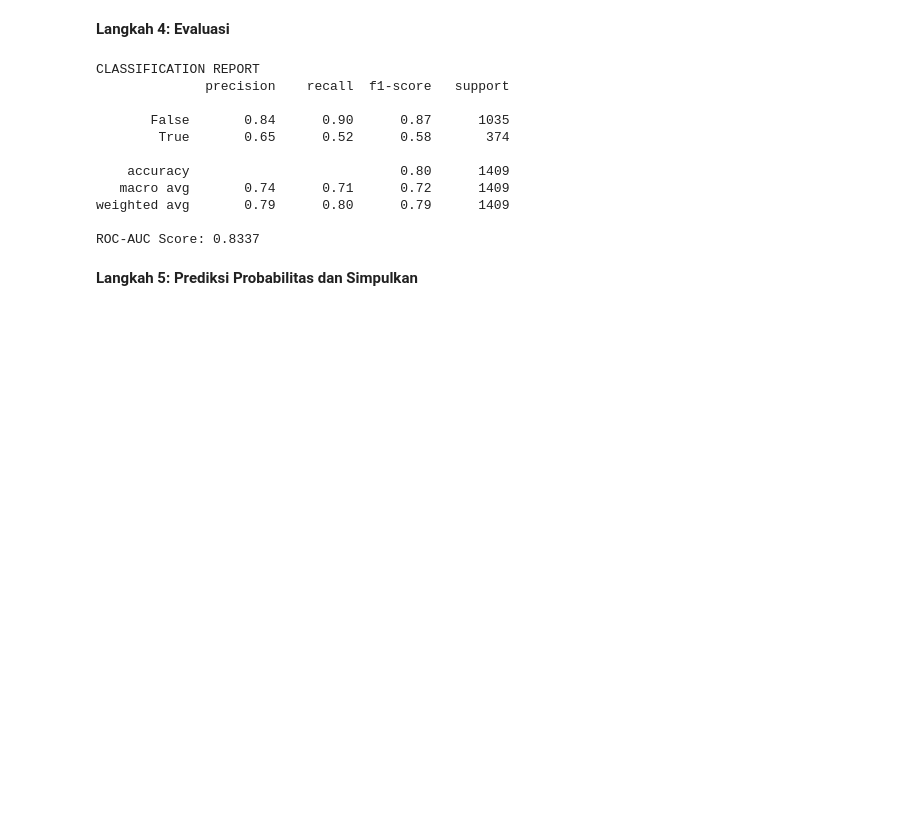
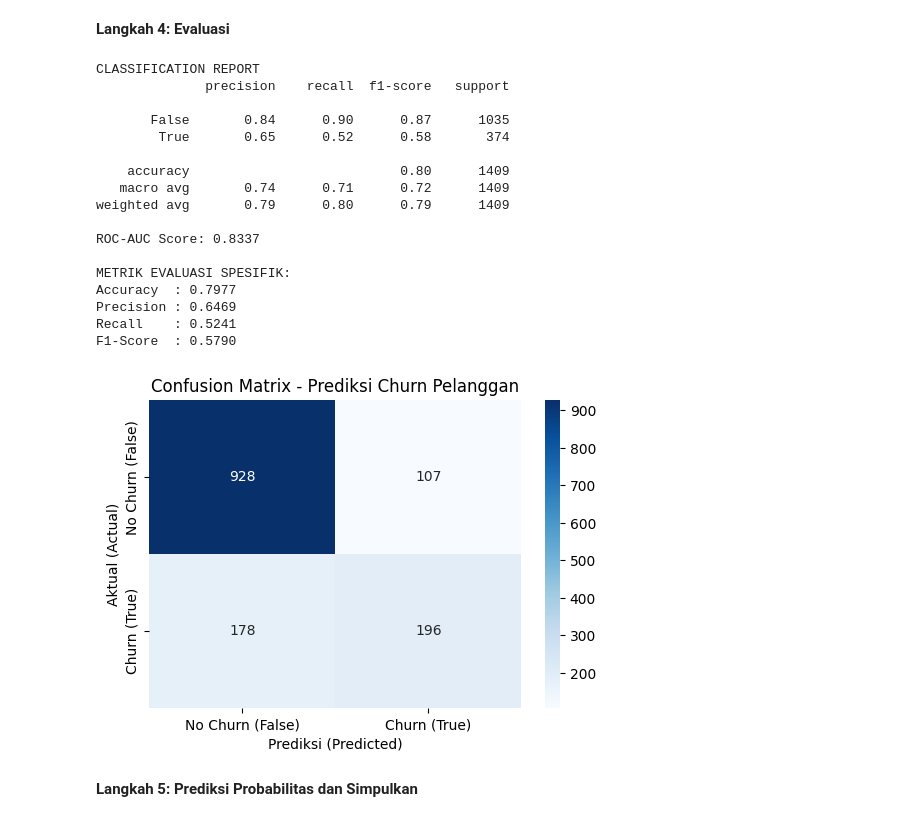
Before and after one commit to MHILAL-Dev2026/data-science-2026, a Jupyter notebook: Pertemuan10_MuhammadHilalADM_250401020122.ipynb, the cells around one changed output. Cells and saved outputs as stored; diff of their text form; code cells hidden in the pictures; blank space fills up the shorter version.

```diff
--- a/Pertemuan10_MuhammadHilalADM_250401020122.ipynb
+++ b/Pertemuan10_MuhammadHilalADM_250401020122.ipynb
@@ -65,29 +65,56 @@ Model selesai di Latih
 **Langkah 4: Evaluasi**
 # %%
 from sklearn.metrics import classification_report, roc_auc_score
+from sklearn.metrics import confusion_matrix, accuracy_score, precision_score, recall_score, f1_score
+import matplotlib.pyplot as plt
+import seaborn as sns
 
 # TODO: hitung prediksi dan probabilitas
 y_pred = rf.predict(X_te)
 # Mengambil probabilitas untuk kelas 1 (Churn)
 y_proba = rf.predict_proba(X_te)[:, 1]
 
 # TODO: tampilkan classification_report dan ROC-AUC
 print("CLASSIFICATION REPORT")
 print(classification_report(y_te, y_pred))
+print(f"ROC-AUC Score: {roc_auc_score(y_te, y_proba):.4f}\n")
 
-print(f"ROC-AUC Score: {roc_auc_score(y_te, y_proba):.4f}")
+# 2. Ekstraksi nilai Accuracy, Precision, Recall, dan F1-Score
+print("METRIK EVALUASI SPESIFIK:")
+print(f"Accuracy  : {accuracy_score(y_te, y_pred):.4f}")
+print(f"Precision : {precision_score(y_te, y_pred):.4f}")
+print(f"Recall    : {recall_score(y_te, y_pred):.4f}")
+print(f"F1-Score  : {f1_score(y_te, y_pred):.4f}\n")
+
+# 3. Visualisasi Heatmap Confusion Matrix
+cm = confusion_matrix(y_te, y_pred)
+plt.figure(figsize=(6, 4))
+sns.heatmap(cm, annot=True, fmt='d', cmap='Blues',
+            xticklabels=['No Churn (False)', 'Churn (True)'],
+            yticklabels=['No Churn (False)', 'Churn (True)'])
+plt.title('Confusion Matrix - Prediksi Churn Pelanggan')
+plt.xlabel('Prediksi (Predicted)')
+plt.ylabel('Aktual (Actual)')
+plt.show()
 # %% [output]
 CLASSIFICATION REPORT
               precision    recall  f1-score   support
 
        False       0.84      0.90      0.87      1035
         True       0.65      0.52      0.58       374
 
     accuracy                           0.80      1409
    macro avg       0.74      0.71      0.72      1409
 weighted avg       0.79      0.80      0.79      1409
 
 ROC-AUC Score: 0.8337
+
+METRIK EVALUASI SPESIFIK:
+Accuracy  : 0.7977
+Precision : 0.6469
+Recall    : 0.5241
+F1-Score  : 0.5790
+[figure, added]
 # %% [markdown]
 **Langkah 5: Prediksi Probabilitas dan Simpulkan**
 # %%
```
